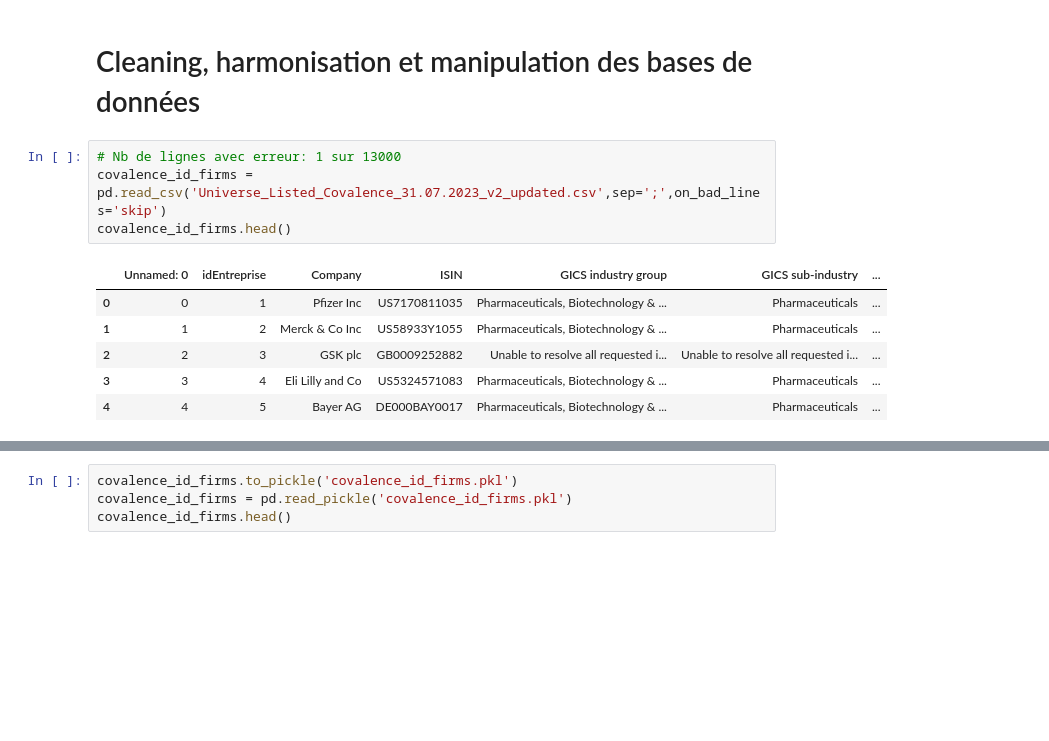
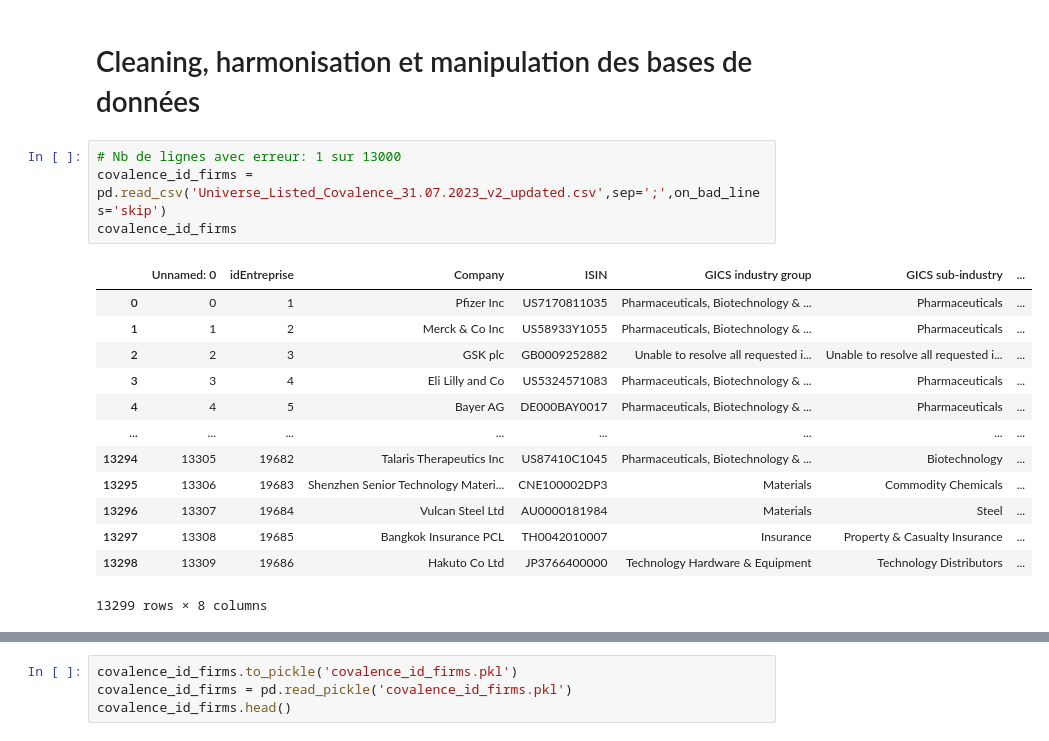
Before and after one commit to tgarnier067/Stat_app, a Jupyter notebook: Données de pannels.ipynb, the cells around one changed output, grey strips where cells are left out. Saved outputs shown, nothing was run; the diff lists cells and outputs as text; blank space fills up the shorter version.

```diff
--- a/Données de pannels.ipynb
+++ b/Données de pannels.ipynb
@@ -128,11 +128,18 @@ env_comm_score
 # %%
 # Nb de lignes avec erreur: 1 sur 13000
 covalence_id_firms = pd.read_csv('Universe_Listed_Covalence_31.07.2023_v2_updated.csv',sep=';',on_bad_lines='skip')
-covalence_id_firms.head()
+covalence_id_firms
 # %% [output]
 |  | Unnamed: 0 | idEntreprise | Company | ISIN | GICS industry group | GICS sub-industry | ... |
 | 0 | 0 | 1 | Pfizer Inc | US7170811035 | Pharmaceuticals, Biotechnology & ... | Pharmaceuticals | ... |
 | 1 | 1 | 2 | Merck & Co Inc | US58933Y1055 | Pharmaceuticals, Biotechnology & ... | Pharmaceuticals | ... |
 | 2 | 2 | 3 | GSK plc | GB0009252882 | Unable to resolve all requested i... | Unable to resolve all requested i... | ... |
 | 3 | 3 | 4 | Eli Lilly and Co | US5324571083 | Pharmaceuticals, Biotechnology & ... | Pharmaceuticals | ... |
 | 4 | 4 | 5 | Bayer AG | DE000BAY0017 | Pharmaceuticals, Biotechnology & ... | Pharmaceuticals | ... |
+| ... | ... | ... | ... | ... | ... | ... | ... |
+| 13294 | 13305 | 19682 | Talaris Therapeutics Inc | US87410C1045 | Pharmaceuticals, Biotechnology & ... | Biotechnology | ... |
+| 13295 | 13306 | 19683 | Shenzhen Senior Technology Materi... | CNE100002DP3 | Materials | Commodity Chemicals | ... |
+| 13296 | 13307 | 19684 | Vulcan Steel Ltd | AU0000181984 | Materials | Steel | ... |
+| 13297 | 13308 | 19685 | Bangkok Insurance PCL | TH0042010007 | Insurance | Property & Casualty Insurance | ... |
+| 13298 | 13309 | 19686 | Hakuto Co Ltd | JP3766400000 | Technology Hardware & Equipment | Technology Distributors | ... |
+13299 rows × 8 columns
```
Also changed, not shown: parts of 3 cells of this notebook, 1 other file.
